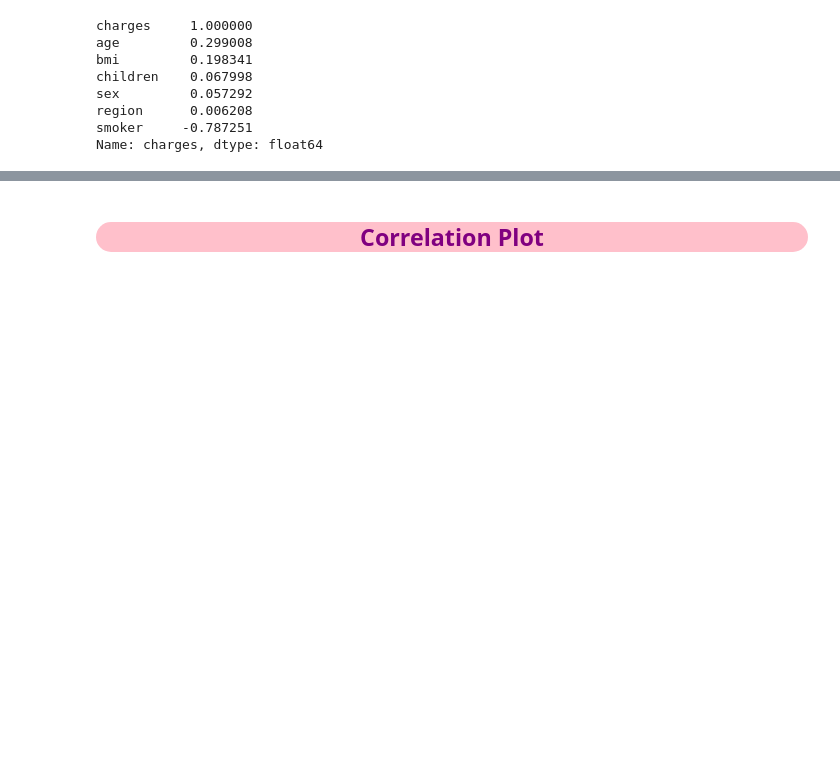
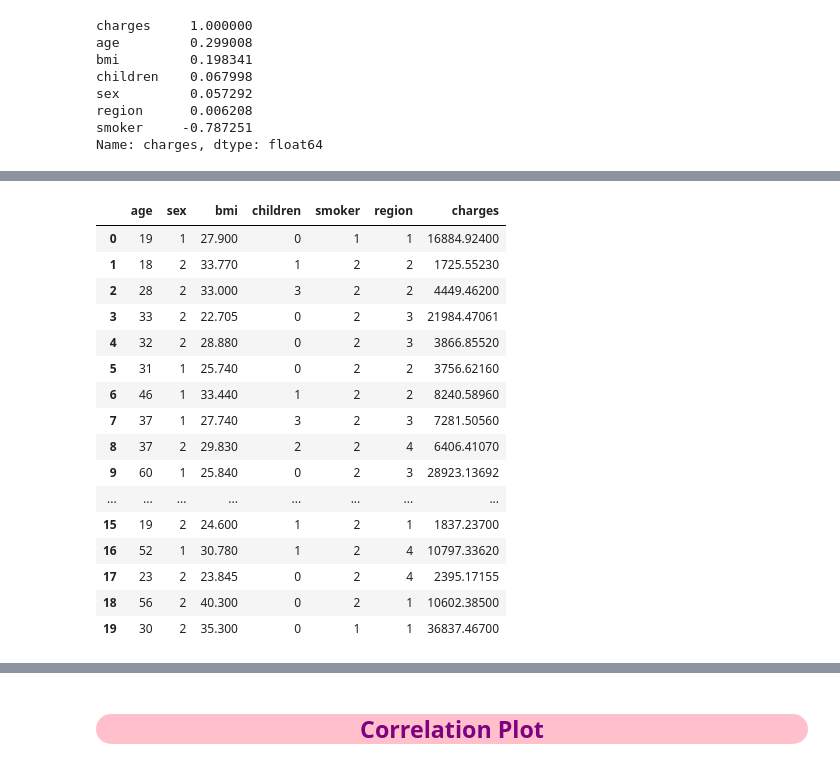
Before and after one commit to Jaime-Vega/Insurance, a Jupyter notebook: insurance-prediction-with-five-regressor-models.ipynb, the cells around one changed output, grey strips where cells are left out. Saved outputs shown, nothing was run; the diff lists cells and outputs as text; code cells hidden in the pictures; blank space fills up the shorter version.

```diff
--- a/insurance-prediction-with-five-regressor-models.ipynb
+++ b/insurance-prediction-with-five-regressor-models.ipynb
@@ -296,0 +362,27 @@ Name: charges, dtype: float64
+# %%
+# JJVC
+# One can see how pd.factorize has assigned numerical values to the three non-numerical quantities: se, smoker, and region
+#
+# Also, one can see thta for a small value  of smoker (=1), the corresponding charge is a large value, and vice versa,
+# for large value of smoker (=2), the corresponding charge is a small value.
+# That means a strong anticorrelation between these two quantities.
+#
+df.head(20)
+# %% [output]
+|  | age | sex | bmi | children | smoker | region | charges |
+| 0 | 19 | 1 | 27.900 | 0 | 1 | 1 | 16884.92400 |
+| 1 | 18 | 2 | 33.770 | 1 | 2 | 2 | 1725.55230 |
+| 2 | 28 | 2 | 33.000 | 3 | 2 | 2 | 4449.46200 |
+| 3 | 33 | 2 | 22.705 | 0 | 2 | 3 | 21984.47061 |
+| 4 | 32 | 2 | 28.880 | 0 | 2 | 3 | 3866.85520 |
+| 5 | 31 | 1 | 25.740 | 0 | 2 | 2 | 3756.62160 |
+| 6 | 46 | 1 | 33.440 | 1 | 2 | 2 | 8240.58960 |
+| 7 | 37 | 1 | 27.740 | 3 | 2 | 3 | 7281.50560 |
+| 8 | 37 | 2 | 29.830 | 2 | 2 | 4 | 6406.41070 |
+| 9 | 60 | 1 | 25.840 | 0 | 2 | 3 | 28923.13692 |
+| ... | ... | ... | ... | ... | ... | ... | ... |
+| 15 | 19 | 2 | 24.600 | 1 | 2 | 1 | 1837.23700 |
+| 16 | 52 | 1 | 30.780 | 1 | 2 | 4 | 10797.33620 |
+| 17 | 23 | 2 | 23.845 | 0 | 2 | 4 | 2395.17155 |
+| 18 | 56 | 2 | 40.300 | 0 | 2 | 1 | 10602.38500 |
+| 19 | 30 | 2 | 35.300 | 0 | 1 | 1 | 36837.46700 |
```
Also changed, not shown: parts of 63 cells of this notebook.
